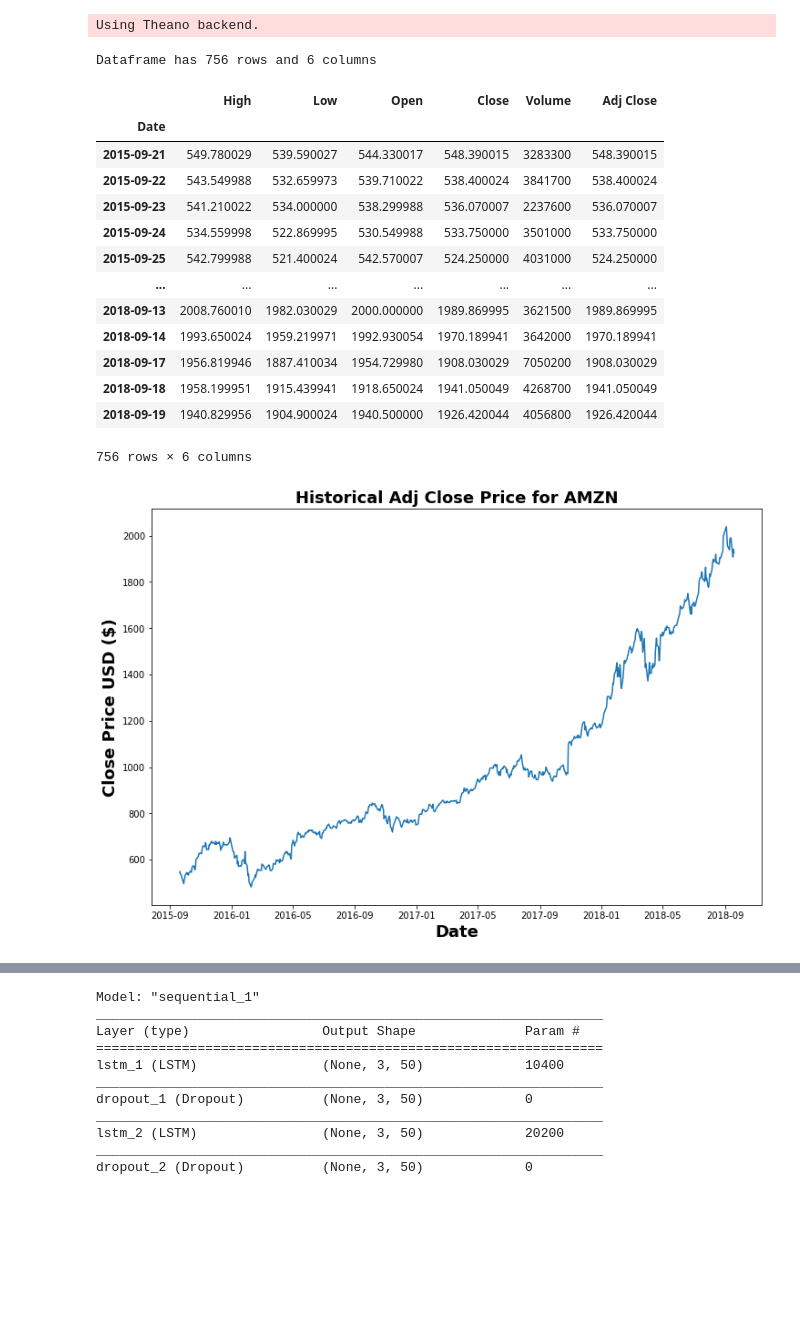
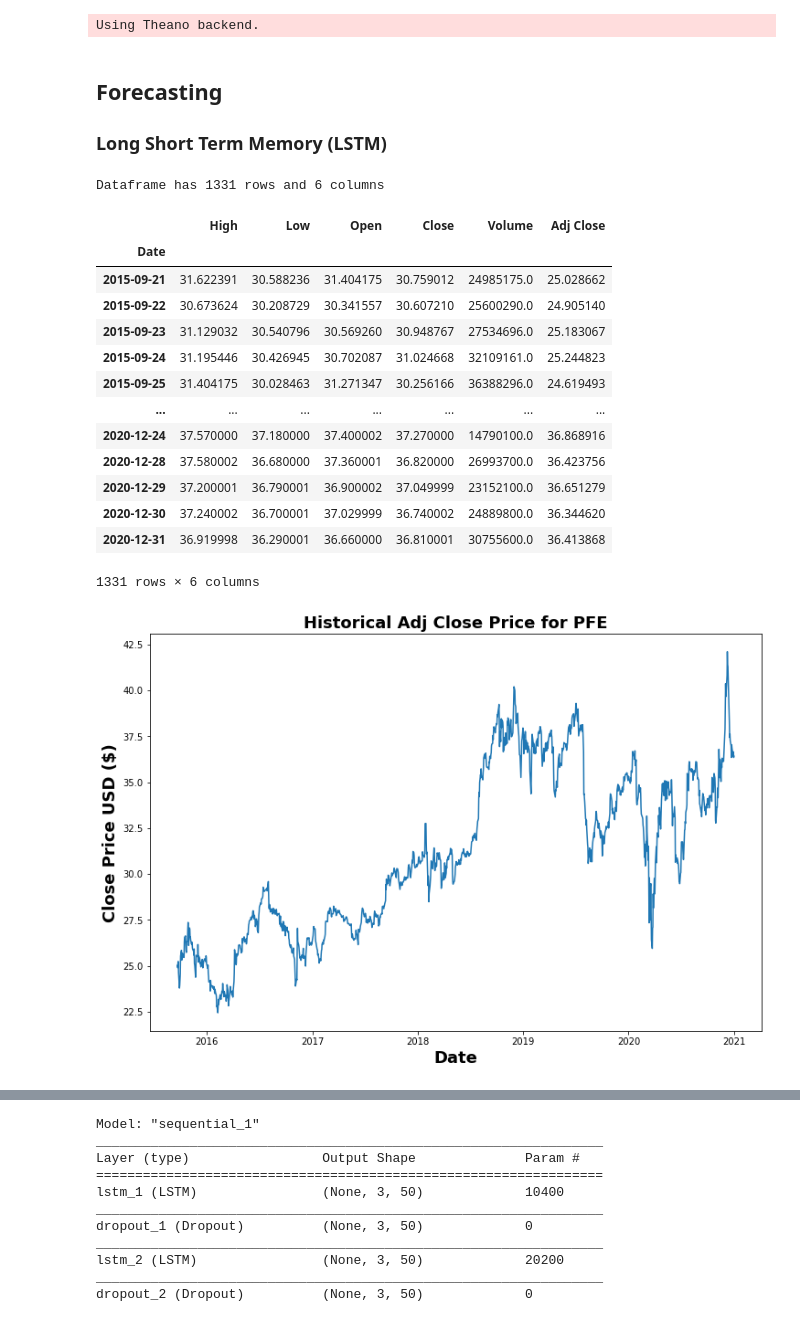
Before and after one commit to davidrtorres/Model-5-Stock-Price-Forecasting, a Jupyter notebook: Stocks_ts_generator_2_10_20.ipynb, the cells around one changed output, grey strips where cells are left out. Drawn from its saved outputs; the diff is of its cells as text; code cells hidden in the pictures; blank space fills up the shorter version.

```diff
--- a/Stocks_ts_generator_2_10_20.ipynb
+++ b/Stocks_ts_generator_2_10_20.ipynb
@@ -73,26 +73,29 @@ def single_stock_data(symbol, start,end,plot=True,stock_value='Adj Close'):
     except Exception as e:
         print("Error occured:", e)
         #data = 'Incorrect Symbol'
+# %% [markdown]
+## Forecasting
+### Long Short Term Memory (LSTM)
 # %%
-df = single_stock_data('AMZN', start='09-19-2015',end='09-19-2018',plot=True,stock_value='Adj Close')
+df = single_stock_data('PFE', start='09-19-2015',end='2021',plot=True,stock_value='Adj Close')
 df
 # %% [output]
-Dataframe has 756 rows and 6 columns
+Dataframe has 1331 rows and 6 columns
 |  | High | Low | Open | Close | Volume | Adj Close |
 | Date |  |  |  |  |  |  |
-| 2015-09-21 | 549.780029 | 539.590027 | 544.330017 | 548.390015 | 3283300 | 548.390015 |
-| 2015-09-22 | 543.549988 | 532.659973 | 539.710022 | 538.400024 | 3841700 | 538.400024 |
-| 2015-09-23 | 541.210022 | 534.000000 | 538.299988 | 536.070007 | 2237600 | 536.070007 |
-| 2015-09-24 | 534.559998 | 522.869995 | 530.549988 | 533.750000 | 3501000 | 533.750000 |
-| 2015-09-25 | 542.799988 | 521.400024 | 542.570007 | 524.250000 | 4031000 | 524.250000 |
+| 2015-09-21 | 31.622391 | 30.588236 | 31.404175 | 30.759012 | 24985175.0 | 25.028662 |
+| 2015-09-22 | 30.673624 | 30.208729 | 30.341557 | 30.607210 | 25600290.0 | 24.905140 |
+| 2015-09-23 | 31.129032 | 30.540796 | 30.569260 | 30.948767 | 27534696.0 | 25.183067 |
+| 2015-09-24 | 31.195446 | 30.426945 | 30.702087 | 31.024668 | 32109161.0 | 25.244823 |
+| 2015-09-25 | 31.404175 | 30.028463 | 31.271347 | 30.256166 | 36388296.0 | 24.619493 |
 | ... | ... | ... | ... | ... | ... | ... |
-| 2018-09-13 | 2008.760010 | 1982.030029 | 2000.000000 | 1989.869995 | 3621500 | 1989.869995 |
-| 2018-09-14 | 1993.650024 | 1959.219971 | 1992.930054 | 1970.189941 | 3642000 | 1970.189941 |
-| 2018-09-17 | 1956.819946 | 1887.410034 | 1954.729980 | 1908.030029 | 7050200 | 1908.030029 |
-| 2018-09-18 | 1958.199951 | 1915.439941 | 1918.650024 | 1941.050049 | 4268700 | 1941.050049 |
-| 2018-09-19 | 1940.829956 | 1904.900024 | 1940.500000 | 1926.420044 | 4056800 | 1926.420044 |
+| 2020-12-24 | 37.570000 | 37.180000 | 37.400002 | 37.270000 | 14790100.0 | 36.868916 |
+| 2020-12-28 | 37.580002 | 36.680000 | 37.360001 | 36.820000 | 26993700.0 | 36.423756 |
+| 2020-12-29 | 37.200001 | 36.790001 | 36.900002 | 37.049999 | 23152100.0 | 36.651279 |
+| 2020-12-30 | 37.240002 | 36.700001 | 37.029999 | 36.740002 | 24889800.0 | 36.344620 |
+| 2020-12-31 | 36.919998 | 36.290001 | 36.660000 | 36.810001 | 30755600.0 | 36.413868 |
-756 rows × 6 columns
+1331 rows × 6 columns
-[figure, old version]
+[figure, new version]
 # %%
 df_1 = df['Adj Close']
 df_data = pd.DataFrame(df_1)#.values.astype('float32')
```
Also changed, not shown: parts of 23 cells of this notebook, 2 other files.
